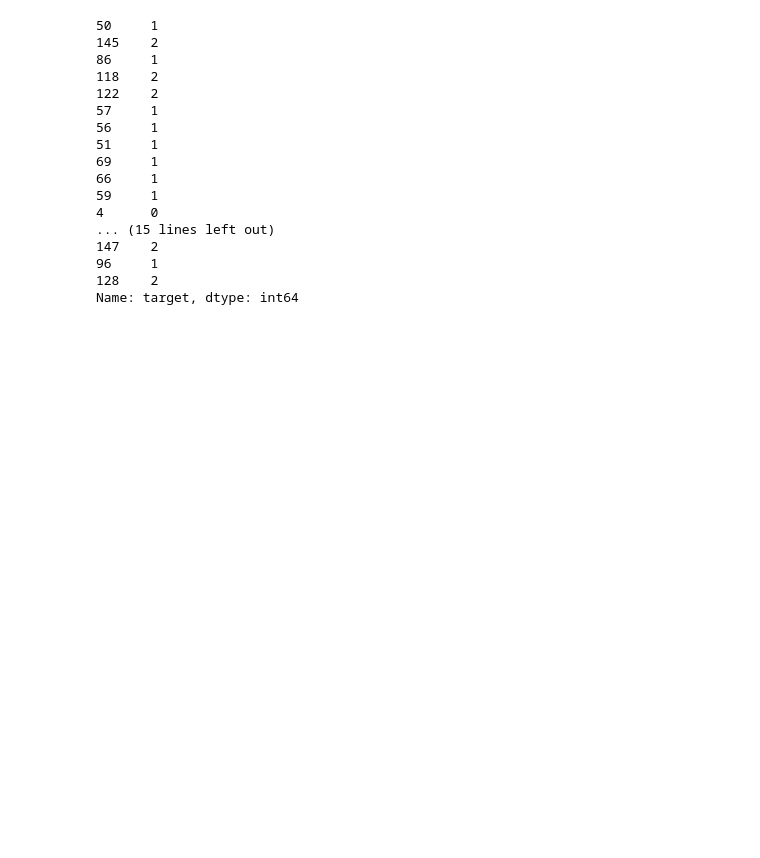
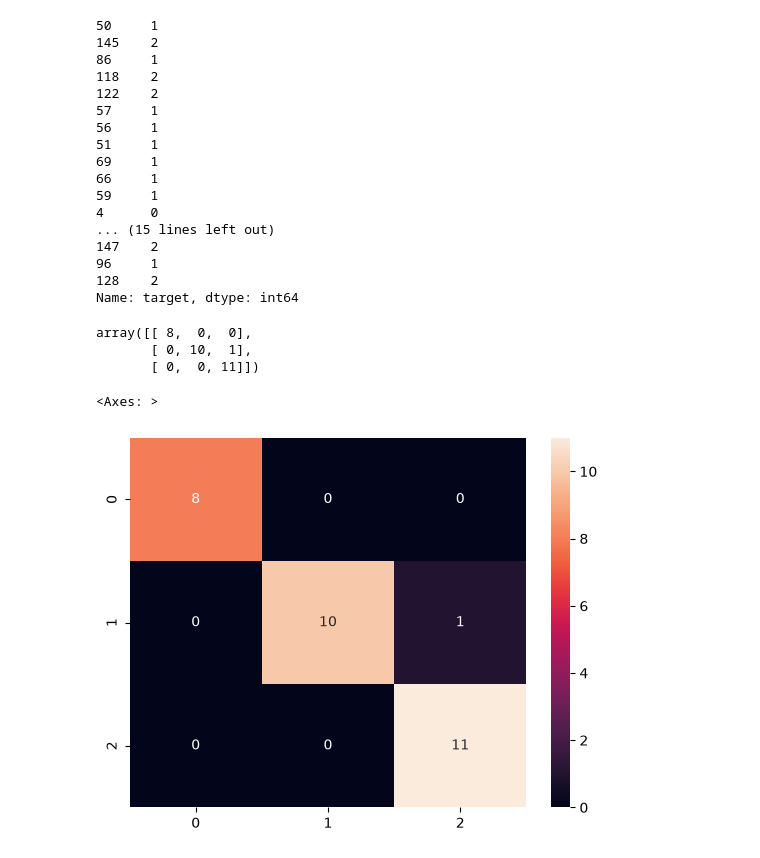
Before and after one commit to rohitdhamke/ml, a Jupyter notebook: EDA/logistic.ipynb, the cells around one changed output. Drawn from its saved outputs; the diff is of its cells as text; code cells hidden in the pictures; blank space fills up the shorter version.

```diff
--- a/EDA/logistic.ipynb
+++ b/EDA/logistic.ipynb
@@ -138,3 +138,16 @@ Y_test
 96     1
 128    2
 Name: target, dtype: int64
+# %%
+con = confusion_matrix(Y_test, y_pred)
+# %%
+con
+# %% [output]
+array([[ 8,  0,  0],
+       [ 0, 10,  1],
+       [ 0,  0, 11]])
+# %%
+sns.heatmap(con, annot=True)
+# %% [output]
+<Axes: >
+[figure, added]
```
Also changed, not shown: parts of 2 cells of this notebook, 1 other file.
